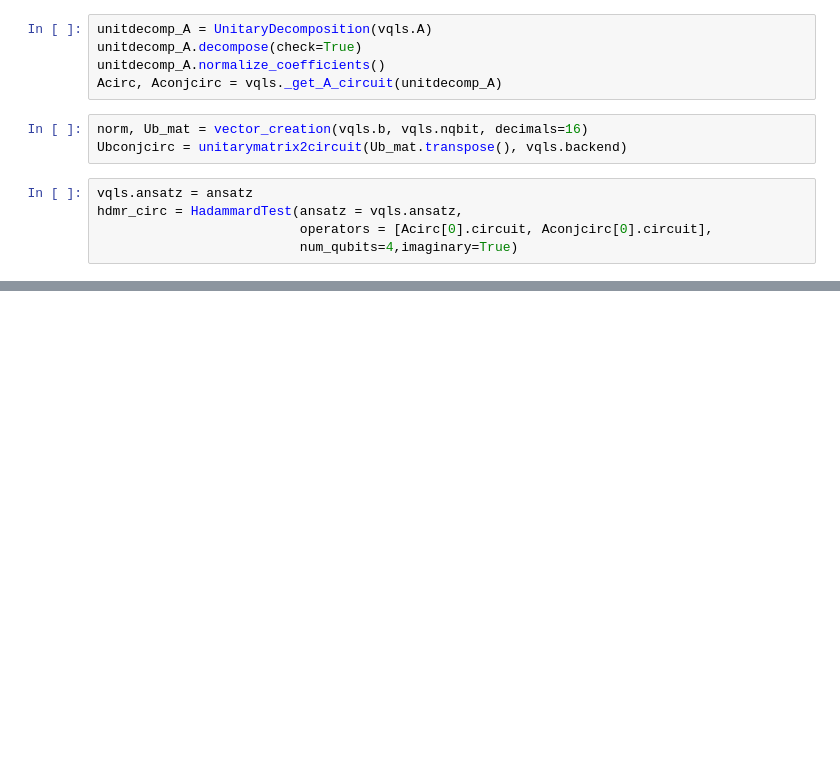
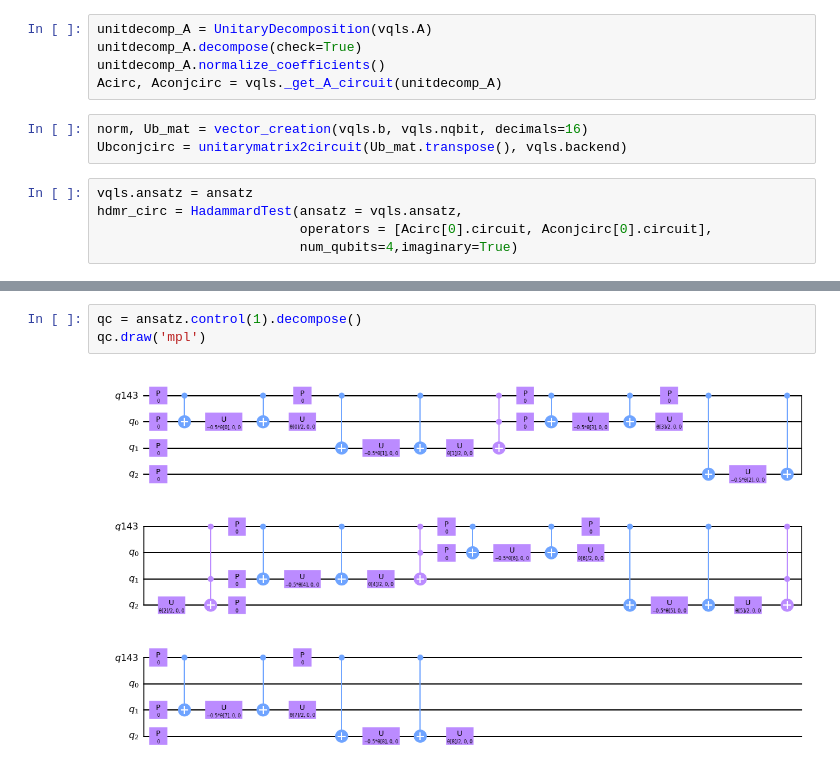
Before and after one commit to QuantumApplicationLab/qalcore, a Jupyter notebook: example/qiskit/vqls.ipynb, the cells around one changed output, grey strips where cells are left out. Drawn from its saved outputs; the diff is of its cells as text; blank space fills up the shorter version.

```diff
--- a/example/qiskit/vqls.ipynb
+++ b/example/qiskit/vqls.ipynb
@@ -63,0 +74,5 @@ CircuitError: 'The circuit contains non-unitary operations and cannot be control
+# %%
+qc = ansatz.control(1).decompose()
+qc.draw('mpl')
+# %% [output]
+[figure, added]
```
Also changed, not shown: parts of 4 cells of this notebook, 5 other files.
